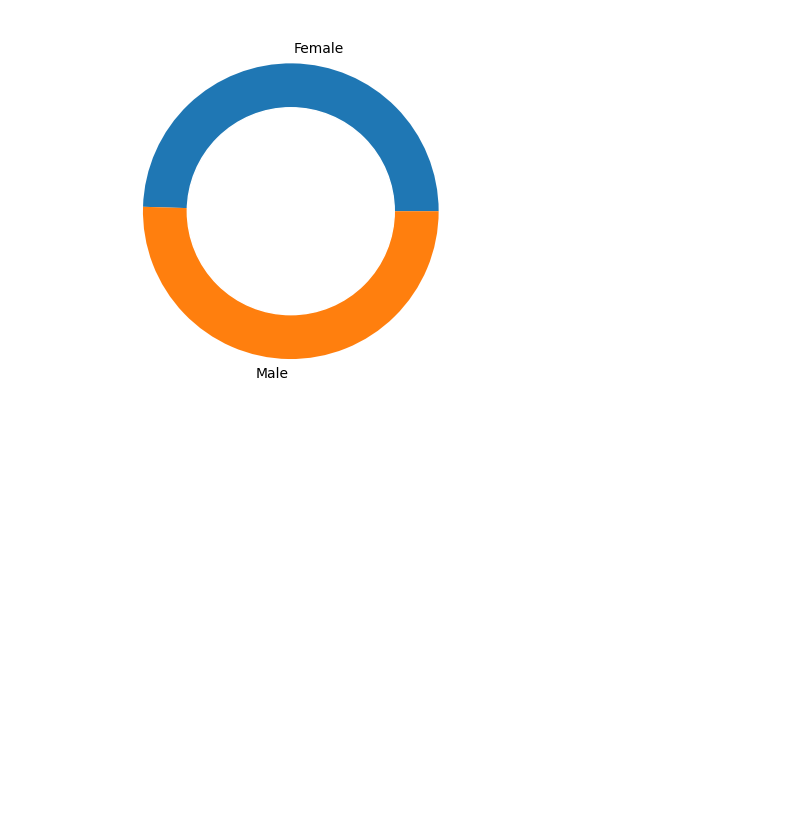
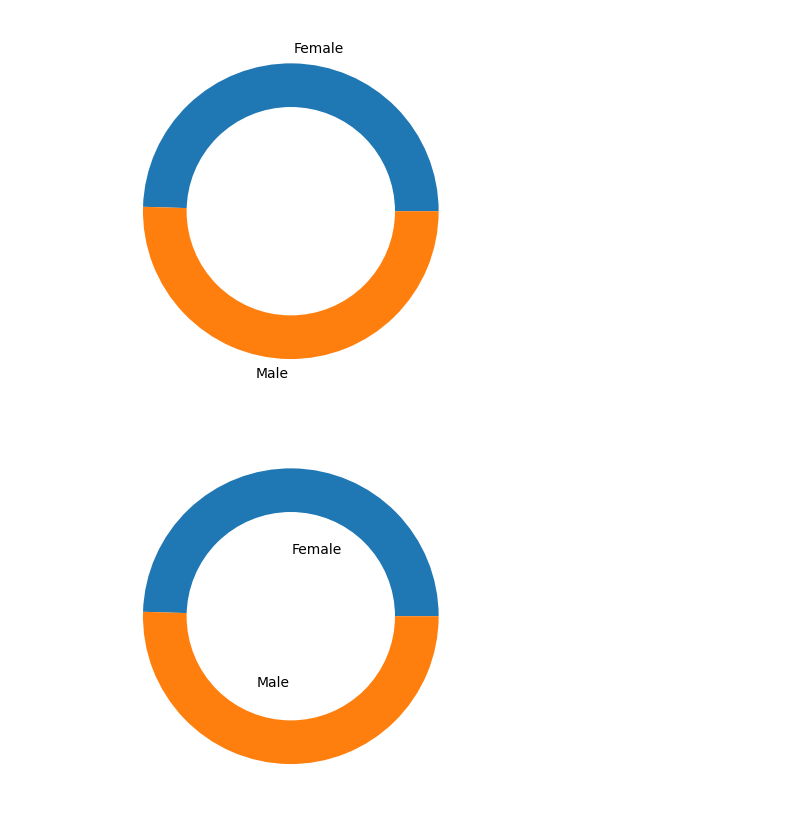
Before and after one commit to pritomsh/donutplot-with-matplotlib, a Jupyter notebook: donutplot-with-matplotlib.ipynb, the cells around one changed output. Saved outputs shown, nothing was run; the diff lists cells and outputs as text; code cells hidden in the pictures; blank space fills up the shorter version.

```diff
--- a/donutplot-with-matplotlib.ipynb
+++ b/donutplot-with-matplotlib.ipynb
@@ -55,3 +55,21 @@ p.gca().add_artist(my_circle)
 plt.show()
 # %% [output]
 [figure]
+# %%
+'''Labels
+You can customize the distances of labels from the chart by using labeldistance parameter in the pie() function.
+'''
+
+
+
+
+# Create a circle at the center of the plot
+my_circle = plt.Circle( (0,0), 0.7, color='white')
+
+# Label distance: gives the space between labels and the center of the pie
+plt.pie(values, labels=labels, labeldistance=0.45)
+p = plt.gcf()
+p.gca().add_artist(my_circle)
+plt.show()
+# %% [output]
+[figure, added]
```
Also changed, not shown: parts of 5 cells of this notebook.
